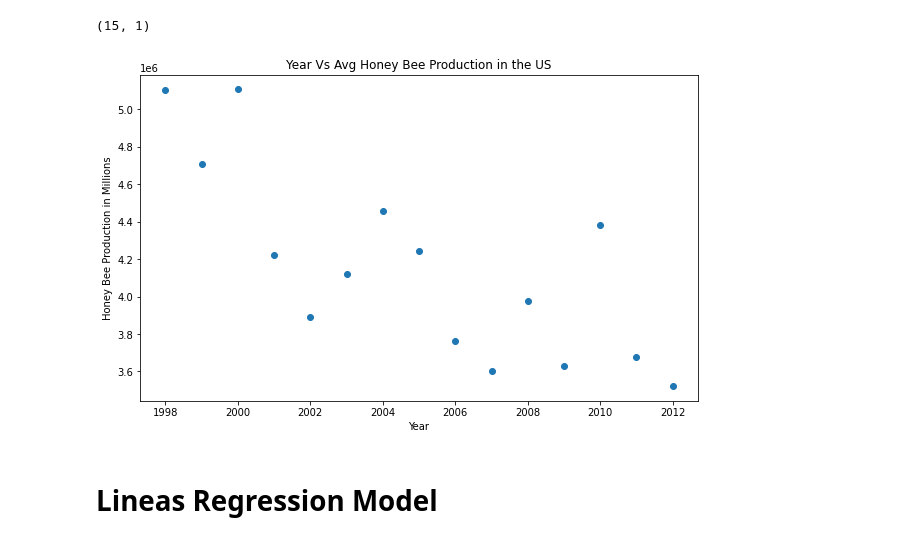
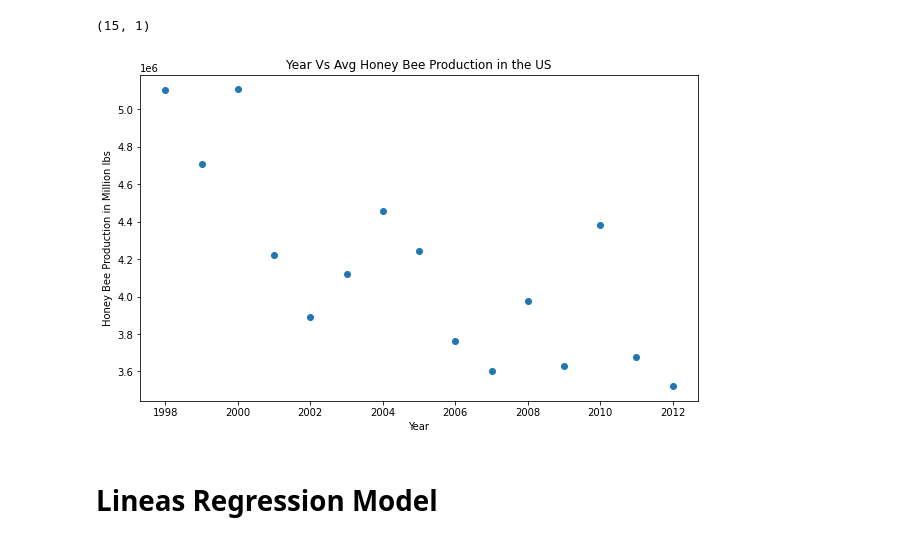
Before and after one commit to princeKike27/Honey-Production, a Jupyter notebook: Honey_Bee_Production.ipynb, the cells around one changed output. Cells and saved outputs as stored; diff of their text form; code cells hidden in the pictures.

```diff
--- a/Honey_Bee_Production.ipynb
+++ b/Honey_Bee_Production.ipynb
@@ -147,16 +165,16 @@ After Reshape
 # %%
 # scatter plot
 
 f, ax = plt.subplots(figsize=(10, 6))
 
 plt.scatter(X, y)
 plt.xlabel('Year')
-plt.ylabel('Honey Bee Production in Millions')
+plt.ylabel('Honey Bee Production in Million lbs')
 
 plt.title('Year Vs Avg Honey Bee Production in the US')
 plt.show()
 # %% [output]
-[figure, old version]
+[figure, new version]
 # %% [markdown]
 # Lineas Regression Model
 # %%
```
Also changed, not shown: parts of 4 cells of this notebook.
